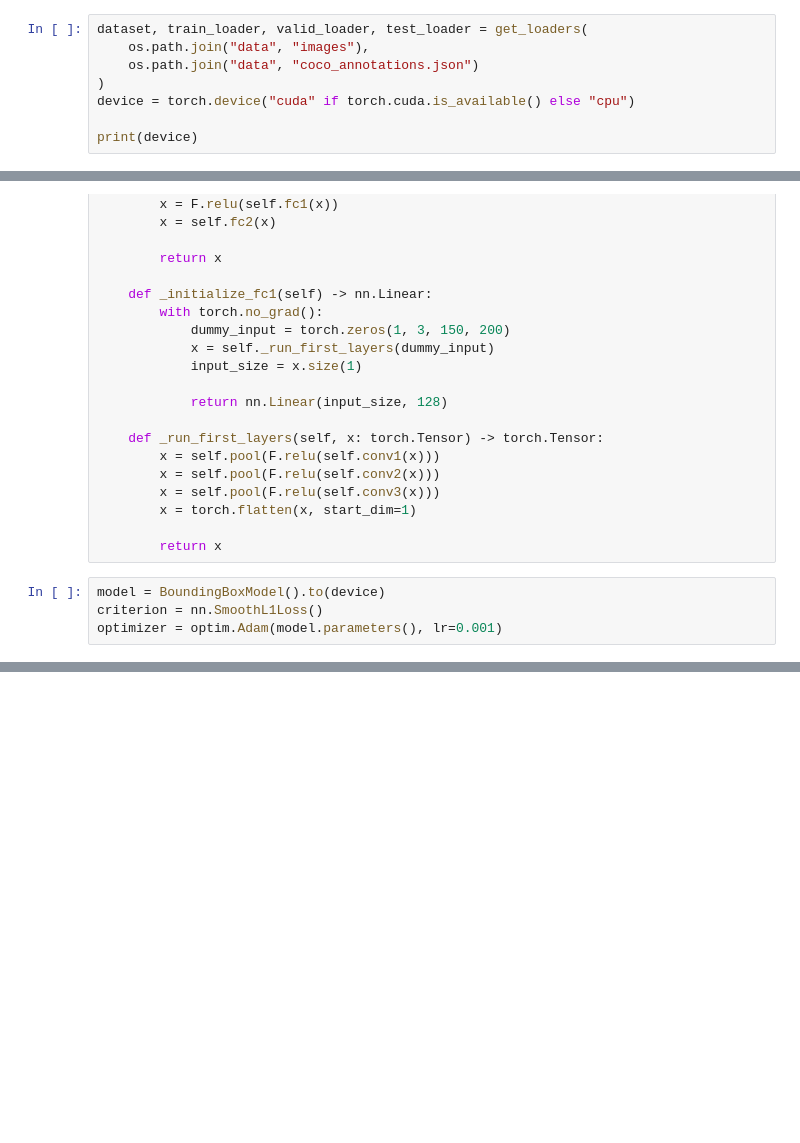
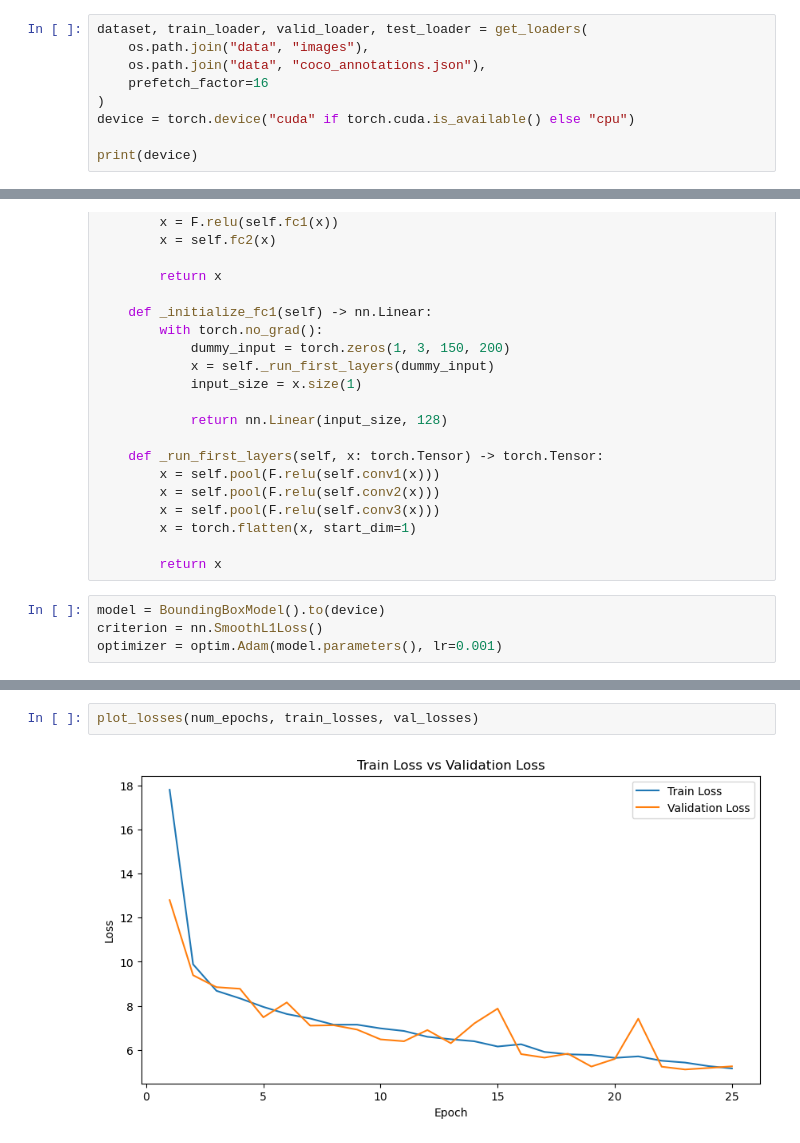
Before and after one commit to mmalek06/bounding-box-detection-ham1000, a Jupyter notebook: 2_bigger_basic.ipynb, the cells around one changed output, grey strips where cells are left out. Drawn from its saved outputs; the diff is of its cells as text; blank space fills up the shorter version.

```diff
--- a/2_bigger_basic.ipynb
+++ b/2_bigger_basic.ipynb
@@ -17,7 +21,8 @@ print(torch.cuda.is_available())
 # %%
 dataset, train_loader, valid_loader, test_loader = get_loaders(
     os.path.join("data", "images"),
-    os.path.join("data", "coco_annotations.json")
+    os.path.join("data", "coco_annotations.json"),
+    prefetch_factor=16
 )
 device = torch.device("cuda" if torch.cuda.is_available() else "cpu")
 
@@ -127,0 +159,4 @@ print("Training complete")
+# %%
+plot_losses(num_epochs, train_losses, val_losses)
+# %% [output]
+[figure, added]
```
Also changed, not shown: parts of 6 cells of this notebook, 5 other files.
